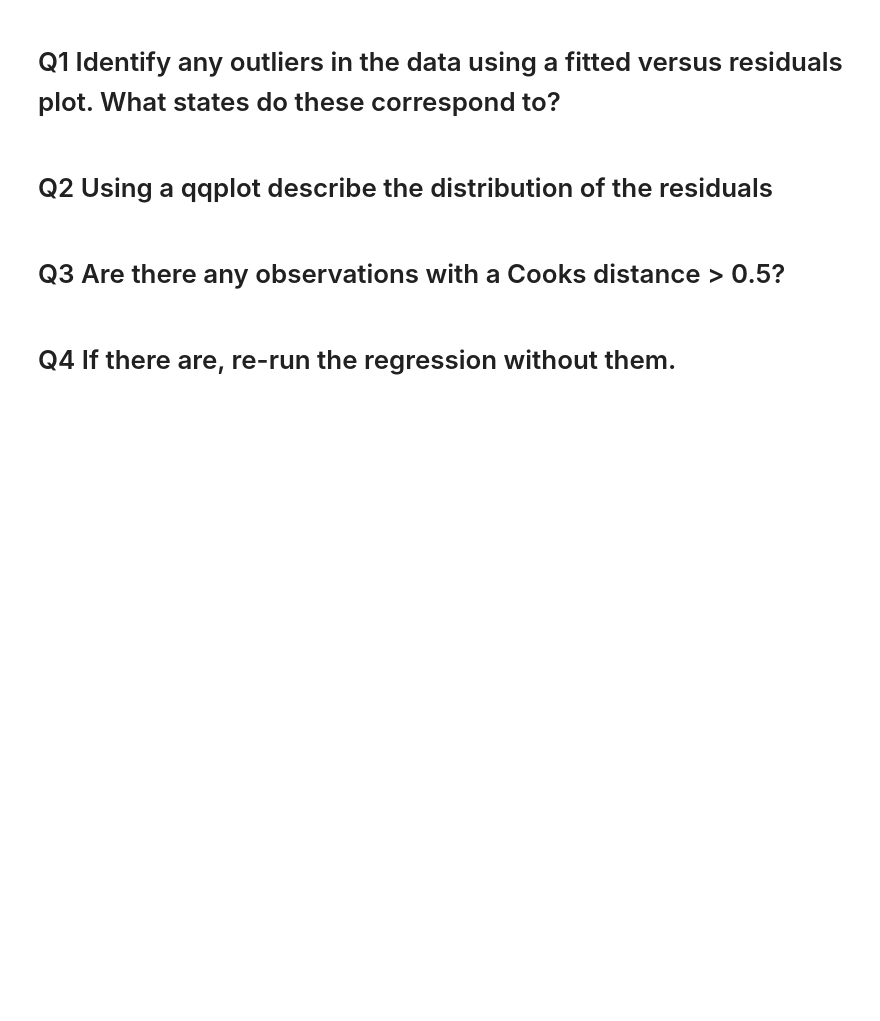
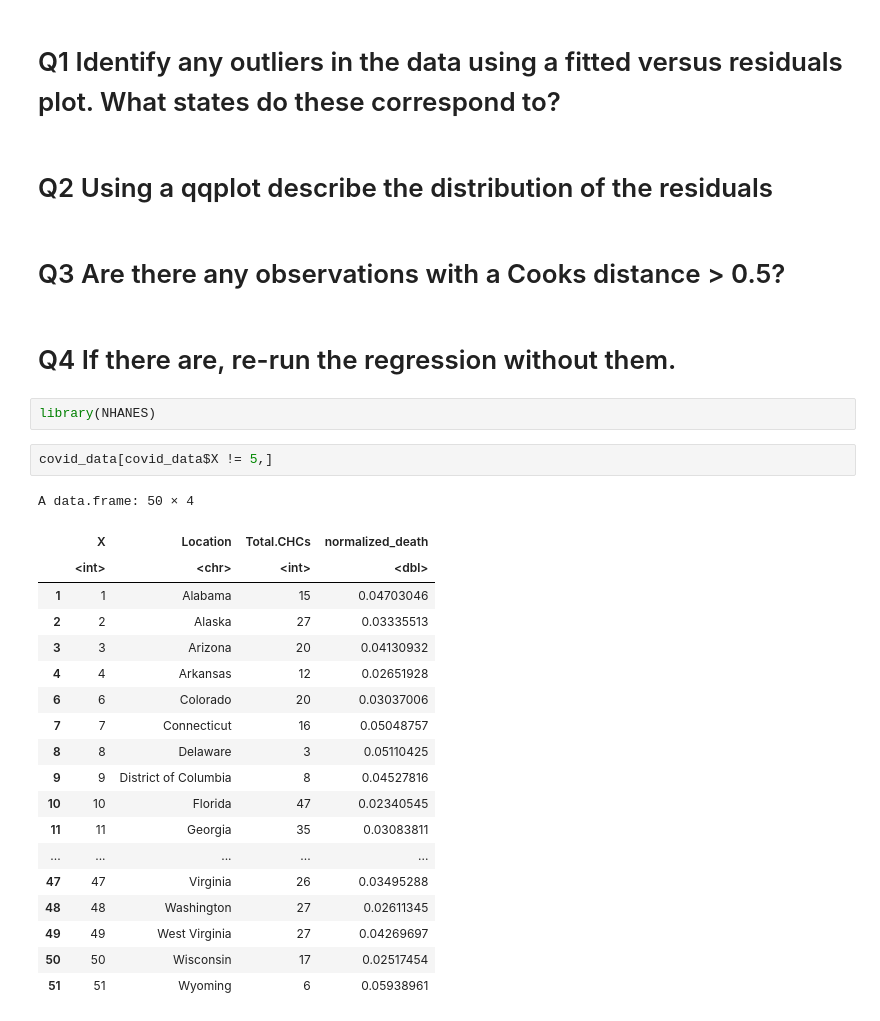
Before and after one commit to computationalUncertaintyLab/2021F_AlgLabII, a Jupyter notebook: lab08/Assignment 8 Part 2 DUE October 29th .ipynb, the cells around one changed output. Cells and saved outputs as stored; diff of their text form; blank space fills up the shorter version.

```diff
--- a/lab08/Assignment 8 Part 2 DUE October 29th .ipynb
+++ b/lab08/Assignment 8 Part 2 DUE October 29th .ipynb
@@ -19,3 +19,27 @@ plot(fit)
 # Q3 Are there any observations with a Cooks distance > 0.5?
 # %% [markdown]
 # Q4 If there are, re-run the regression without them.
+# %%
+library(NHANES)
+# %%
+covid_data[covid_data$X != 5,]
+# %% [output]
+A data.frame: 50 × 4
+|  | X | Location | Total.CHCs | normalized_death |
+|  | <int> | <chr> | <int> | <dbl> |
+| 1 | 1 | Alabama | 15 | 0.04703046 |
+| 2 | 2 | Alaska | 27 | 0.03335513 |
+| 3 | 3 | Arizona | 20 | 0.04130932 |
+| 4 | 4 | Arkansas | 12 | 0.02651928 |
+| 6 | 6 | Colorado | 20 | 0.03037006 |
+| 7 | 7 | Connecticut | 16 | 0.05048757 |
+| 8 | 8 | Delaware | 3 | 0.05110425 |
+| 9 | 9 | District of Columbia | 8 | 0.04527816 |
+| 10 | 10 | Florida | 47 | 0.02340545 |
+| 11 | 11 | Georgia | 35 | 0.03083811 |
+| ... | ... | ... | ... | ... |
+| 47 | 47 | Virginia | 26 | 0.03495288 |
+| 48 | 48 | Washington | 27 | 0.02611345 |
+| 49 | 49 | West Virginia | 27 | 0.04269697 |
+| 50 | 50 | Wisconsin | 17 | 0.02517454 |
+| 51 | 51 | Wyoming | 6 | 0.05938961 |
```
Also changed, not shown: 2 other files.
